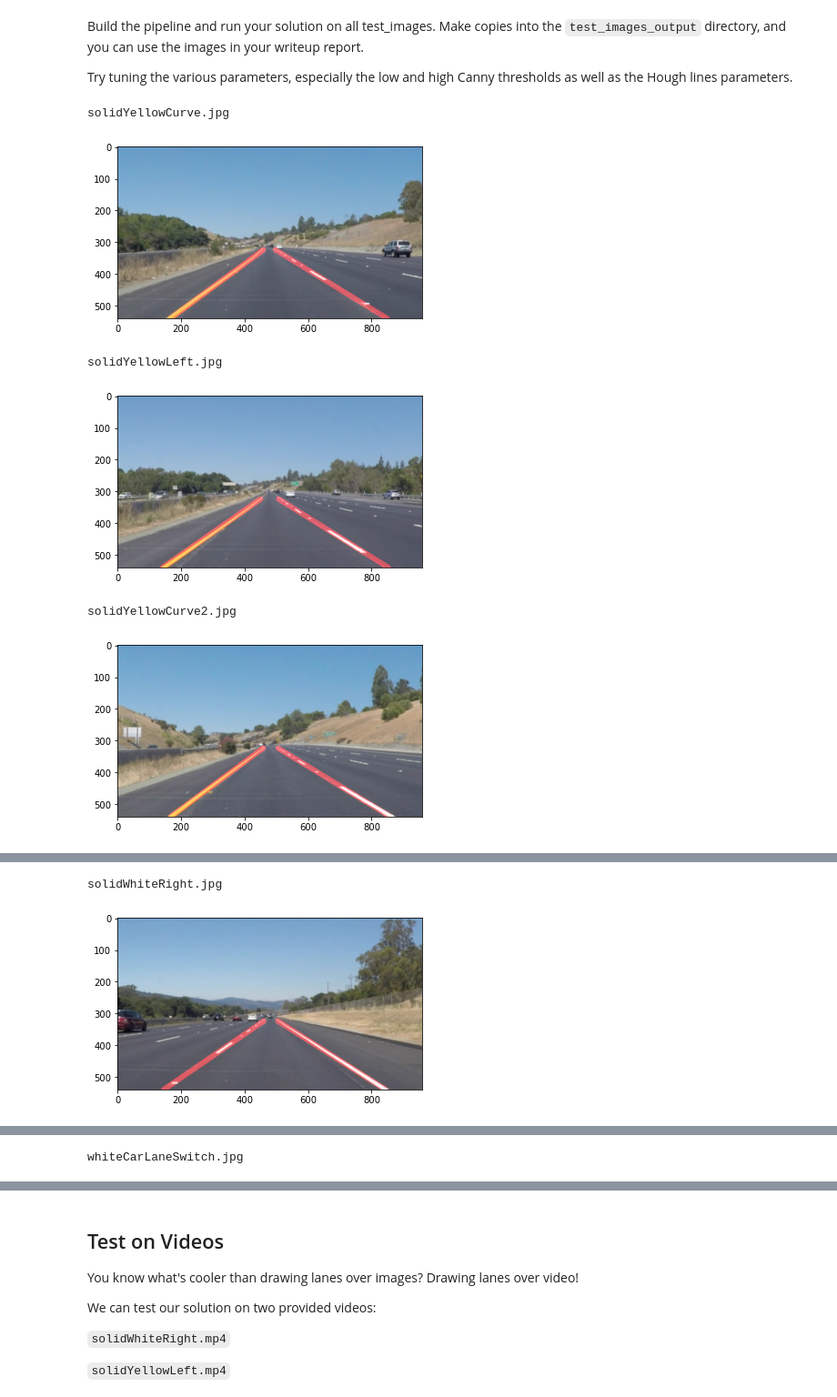
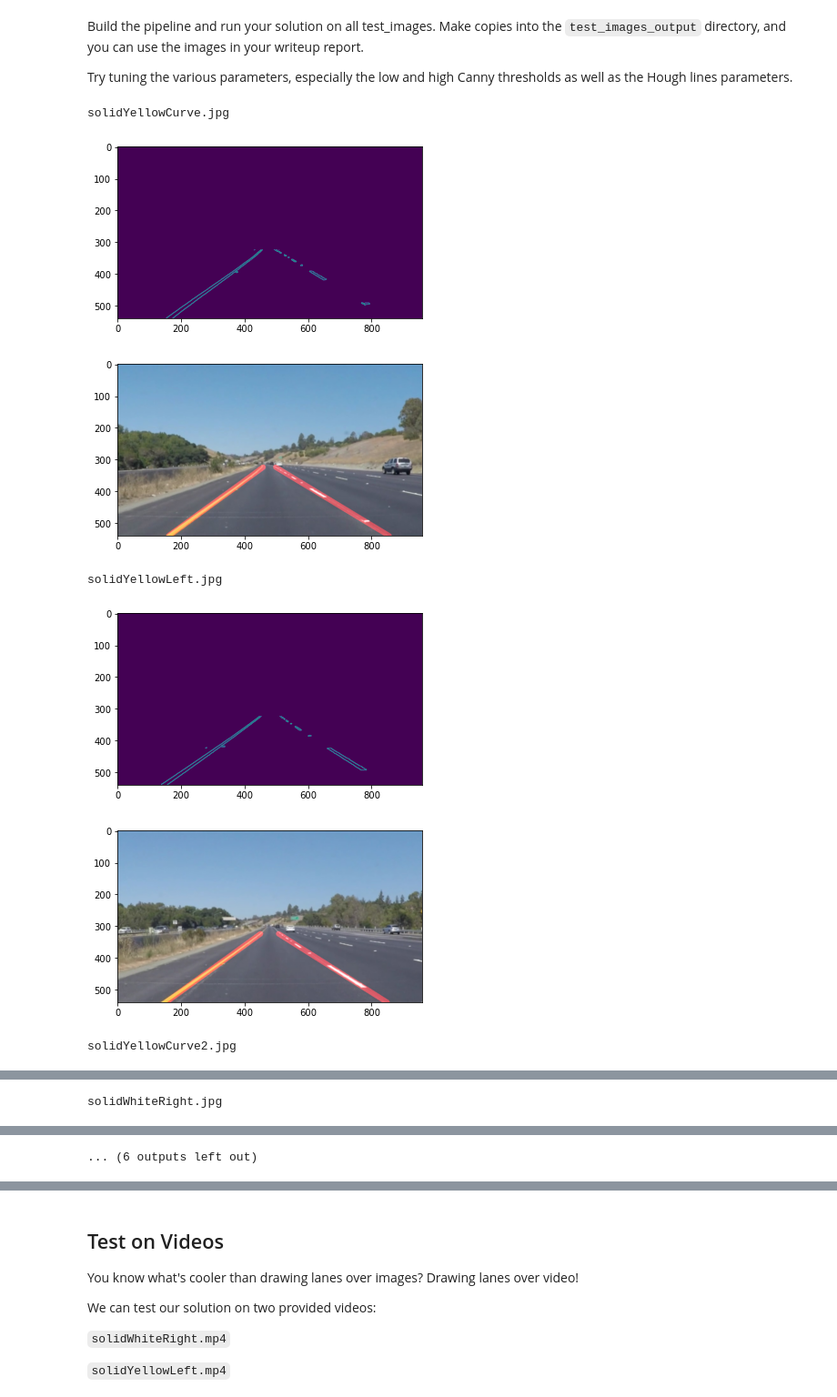
Before and after one commit to dmytrobandak/udacity-self-driving-lane-lines, a Jupyter notebook: P1.ipynb, the cells around one changed output, grey strips where cells are left out. Shown at 91% size. Cells and saved outputs as stored; diff of their text form; code cells hidden in the pictures.

```diff
--- a/P1.ipynb
+++ b/P1.ipynb
@@ -113,17 +113,35 @@ def draw_lines(img, lines, color=[255, 0, 0], thickness=15):
         dely = line[3] - line[1]
         delx = line[2] - line[0]
         sl = dely/delx
-        if sl<0:
+        if sl > -0.3 and sl < 0.3:
+            continue
+        elif sl<0:
             lines1.append(line)
         else:
             lines2.append(line)
+
+    ## save problematic images 1
+    # if len(lines1) == 0 or len(lines2) ==0:
+    #     print("UNDETECTED LINE")
+    #     plt.imshow(img)
+    #     plt.show
+    #     plt.imsave( "/Volumes/vol2/source/udacity/self-driving/CarND-LaneLines-P1/problematic/2.jpg", img)
+
     lines1, lines2 = np.array(lines1), np.array(lines2)
+
     points1x = lines1[:,0::2].flatten()
     points1y = lines1[:,1::2].flatten()
     points2x = lines2[:,0::2].flatten()
     points2y = lines2[:,1::2].flatten()
     slope1, intercept1 = np.polyfit(points1x, points1y, 1)
     slope2, intercept2 = np.polyfit(points2x, points2y, 1)
+
+    ## save problematic images 2
+    if slope1 > -0.3 or slope2 < 0.3:
+        print("PROMLEM SLOPE")
+        plt.imshow(img)
+        plt.show
+        plt.imsave( "/Volumes/vol2/source/udacity/self-driving/CarND-LaneLines-P1/problematic/4.jpg", img)
 
     img_size_x, img_size_y = img.shape[1], img.shape[0]
 
@@ -159,41 +177,44 @@ Try tuning the various parameters, especially the low and high Canny thresholds
 # %%
 # TODO: Build your pipeline that will draw lane lines on the test_images
 import math
 import os
 
-test_image_files = os.listdir("test_images/")
+# path = "/Volumes/vol2/source/udacity/self-driving/CarND-LaneLines-P1/problematic/"
+path = "test_images/"
+test_image_files = os.listdir(path)
 for image_file in test_image_files:
+    if image_file == '.DS_Store':
+        continue
     print(image_file)
     # load a test image
-    current_image = mpimg.imread('test_images/'+image_file)
+    current_image = mpimg.imread(path+image_file)
     Y_size, X_size = current_image.shape[:2]
     # convolve with Gaussian kernel
     kernel_size = 3
     current_image = cv2.GaussianBlur(current_image, (kernel_size, kernel_size), 0)
     # convert into greyscale
     grey_image = cv2.cvtColor(current_image, cv2.COLOR_RGB2GRAY)
     # detect edges via Canny algorithms
     low_threshold, high_threshold = 50, 150
     edges = cv2.Canny(grey_image, low_threshold, high_threshold)
     # only keep the part of the image with the lane
     vertices = np.array( [[[ X_size*0.98, Y_size],[ X_size*0.55, Y_size*0.6],[X_size*0.45,Y_size*0.6],[ X_size*0.1, Y_size]]], dtype=np.int32 )
     edges = region_of_interest(edges, vertices)
+    plt.imshow(edges)
+    plt.show()
     # feature extraction from edges - lines
-    rho, theta, line_threshold, min_line_len, max_line_gap =1, np.pi/180, 50, 10, 3
+    rho, theta, line_threshold, min_line_len, max_line_gap =1, np.pi/180, 30, 4, 3
     lines = cv2.HoughLinesP(edges, rho, theta, line_threshold, np.array([]), minLineLength=min_line_len, maxLineGap=max_line_gap)
     # draw a linear of the extracted line
     current_image = draw_lines(current_image, lines)
 
     plt.imshow(current_image)
     plt.show()
-
-
-
-# then save them to the test_images_output directory.
 # %% [output]
 solidYellowCurve.jpg
-[figure, old version]
+[figure, new version]
+[figure, new version]
 solidYellowLeft.jpg
-[figure, old version]
+[figure, new version]
+[figure, new version]
 solidYellowCurve2.jpg
-[figure, old version]
@@ -200,2 +223 @@ solidYellowCurve2.jpg
 solidWhiteRight.jpg
-[figure, old version]
@@ -202 +226 @@ solidWhiteRight.jpg
-whiteCarLaneSwitch.jpg
+... (6 outputs left out)
```
Also changed, not shown: parts of 9 cells of this notebook, 7 other files.
